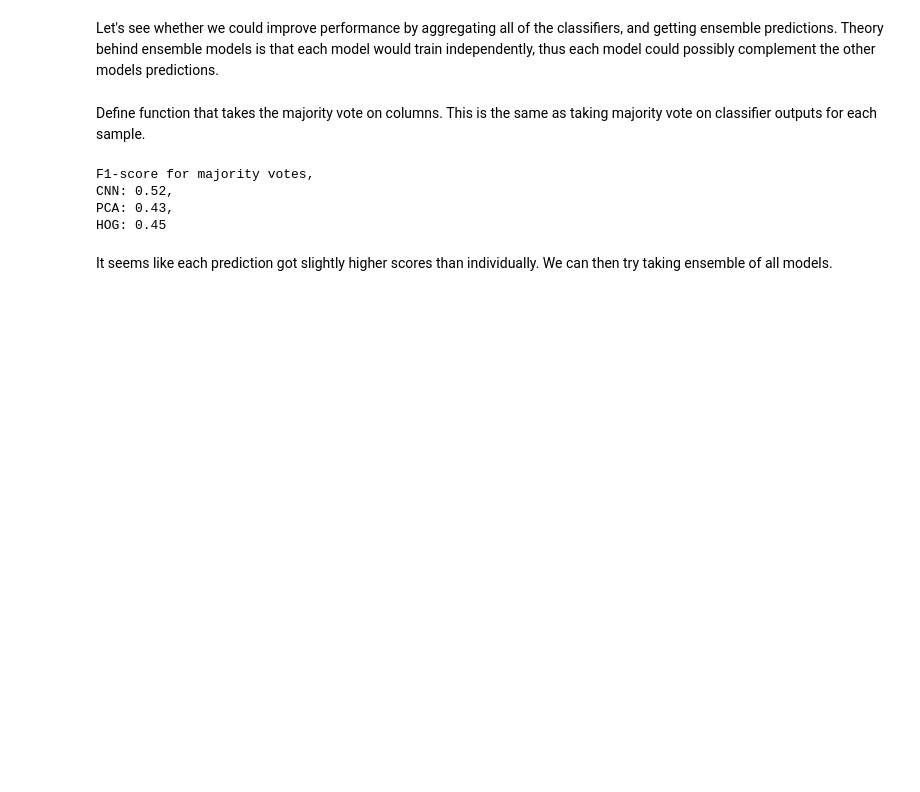
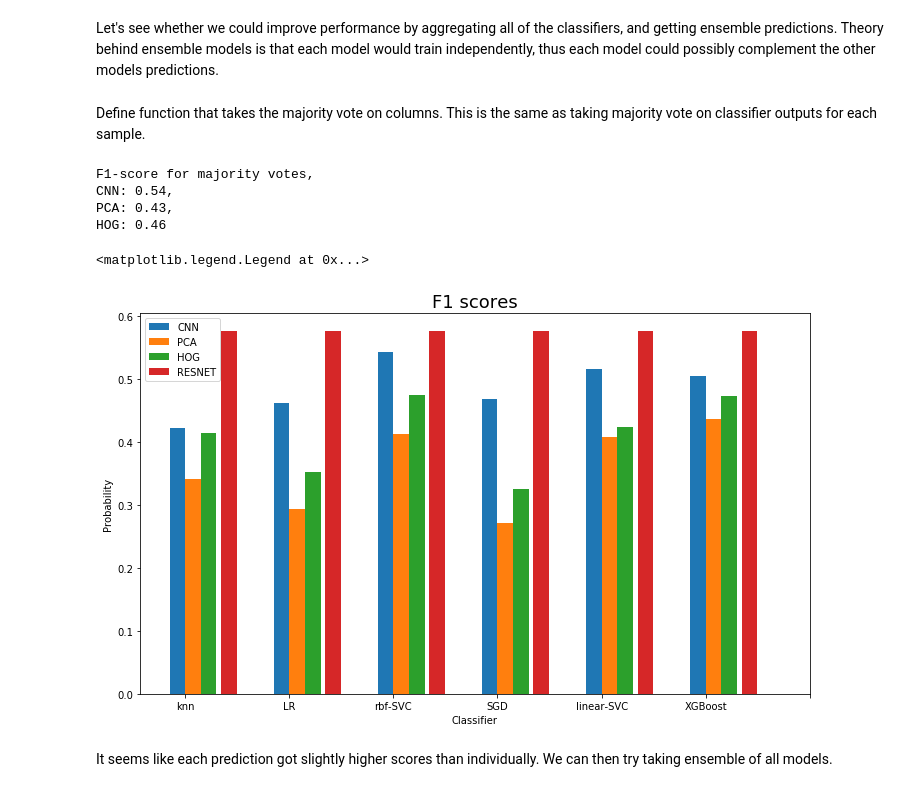
Before and after one commit to TeemuSo/Loop-Q-prize, a Jupyter notebook: notebooks/0.4-visualization.ipynb, the cells around one changed output. Drawn from its saved outputs; the diff is of its cells as text; code cells hidden in the pictures; blank space fills up the shorter version.

```diff
--- a/notebooks/0.4-visualization.ipynb
+++ b/notebooks/0.4-visualization.ipynb
@@ -437,22 +434,36 @@ def calculate_most_probable_vote():
 # %%
 cnn_embed_predictions = calculate_majority_voting(cnn_predictions)
 pca_embed_predictions = calculate_majority_voting(pca_predictions)
 hog_embed_predictions = calculate_majority_voting(hog_predictions)
 
 cnn_embed_f1 = f1_score(cnn_embed_predictions, y_test_cnn, average='weighted')
 pca_embed_f1 = f1_score(pca_embed_predictions, y_test, average='weighted')
 hog_embed_f1 = f1_score(hog_embed_predictions, y_test, average='weighted')
 print(f"""
 F1-score for majority votes,
 CNN: {round(cnn_embed_f1, 2)},
 PCA: {round(pca_embed_f1, 2)},
 HOG: {round(hog_embed_f1, 2)}
        """)
+
+fig = plt.figure(figsize=(12,7))
+width = 0.15
+plt.title("F1 scores", fontsize=18)
+plt.bar(np.arange(6), cnn_scores, width, label="CNN")
+plt.bar(np.arange(6) + width, pca_scores, width, label="PCA")
+plt.bar(np.arange(6) + 2*width, hog_scores, width, label="HOG")
+plt.bar(np.arange(6) + 3*width + 0.3*width, resnet_scores, width, label="RESNET")
+plt.xticks(np.arange(N_FEATURES) + width / 2, model_names)
+plt.ylabel("Probability")
+plt.xlabel("Classifier")
+plt.legend(loc='best')
 # %% [output]
 F1-score for majority votes,
-CNN: 0.52,
+CNN: 0.54,
 PCA: 0.43,
-HOG: 0.45
+HOG: 0.46
+<matplotlib.legend.Legend at 0x...>
+[figure, added]
 # %% [markdown]
 It seems like each prediction got slightly higher scores than individually. We can then try taking ensemble of all models.
 # %%
```
Also changed, not shown: parts of 27 cells of this notebook, 3 other files.
